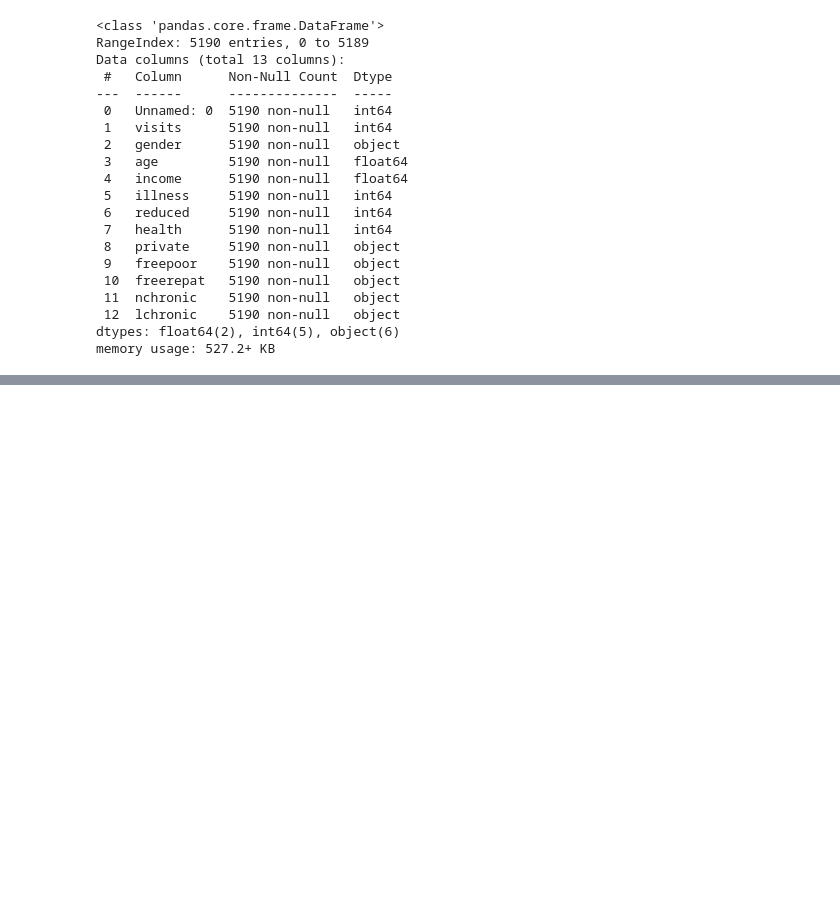
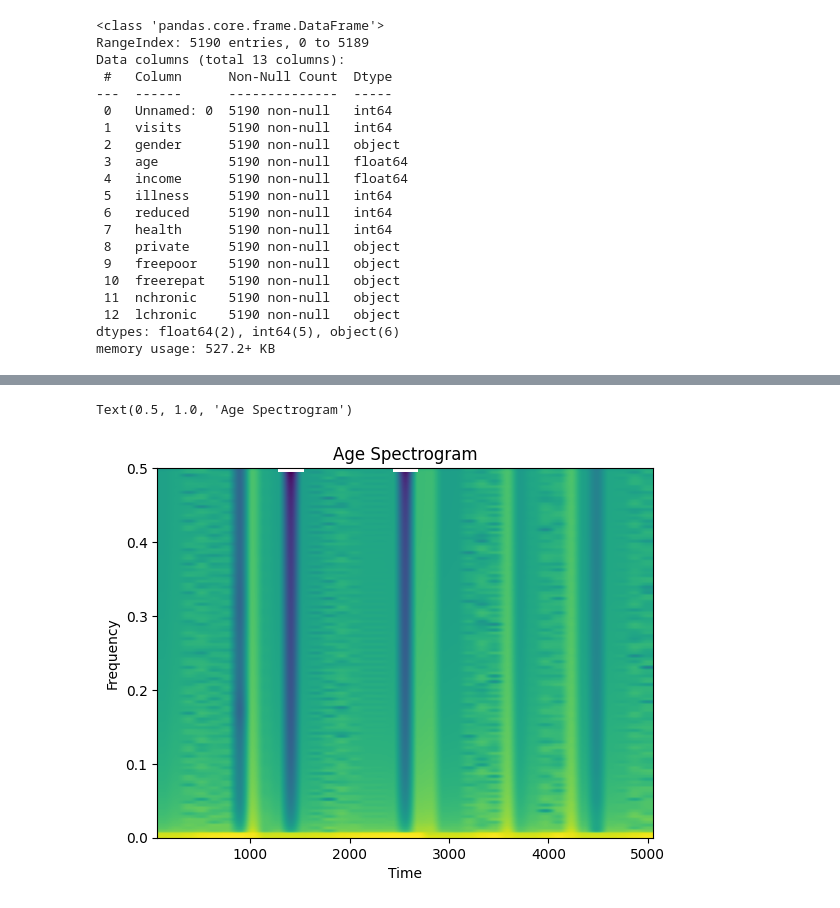
Before and after one commit to karamveer2648/Doctor_Visit_Analysis, a Jupyter notebook: Doctor_Visit_Analysis.ipynb, the cells around one changed output, grey strips where cells are left out. Drawn from its saved outputs; the diff is of its cells as text; code cells hidden in the pictures; blank space fills up the shorter version.

```diff
--- a/Doctor_Visit_Analysis.ipynb
+++ b/Doctor_Visit_Analysis.ipynb
@@ -63,0 +104,8 @@ plt.scatter(df['illness'].value_counts().sort_index().index, df['illness'].value
+# %%
+plt.specgram(df['age'], Fs=1) # create a spectrogram of the 'age' column
+plt.xlabel('Time')
+plt.ylabel('Frequency')
+plt.title('Age Spectrogram')
+# %% [output]
+Text(0.5, 1.0, 'Age Spectrogram')
+[figure, added]
```
Also changed, not shown: parts of 18 cells of this notebook.
